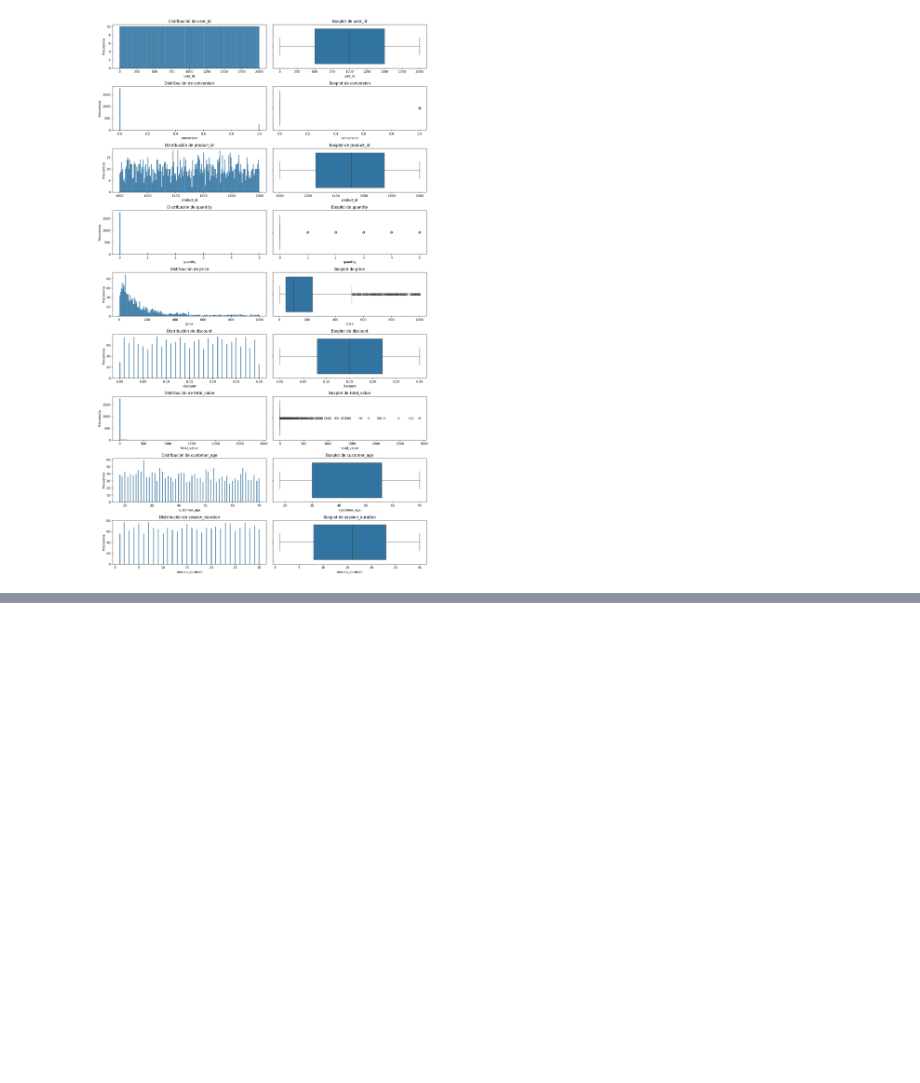
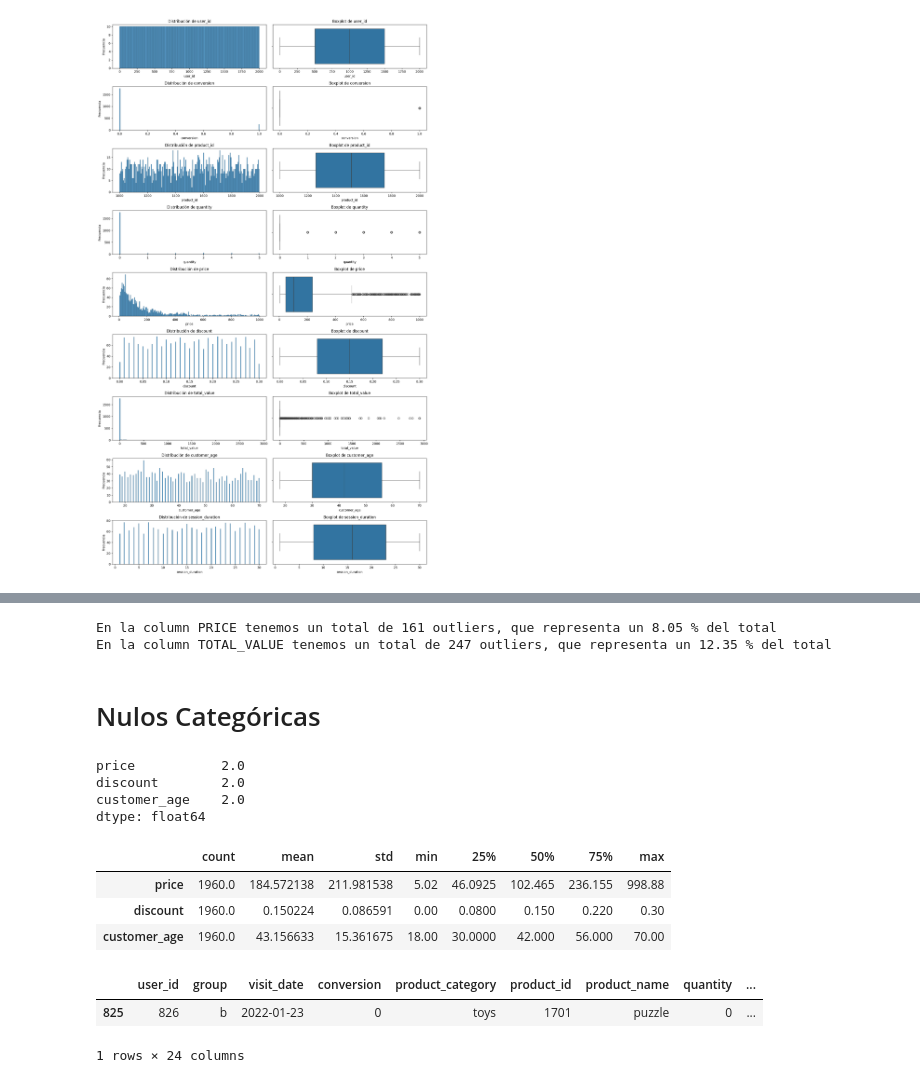
Before and after one commit to FerminMargallo/Amazon_abtesting, a Jupyter notebook: notebooks/nulos.ipynb, the cells around one changed output, grey strips where cells are left out. Cells and saved outputs as stored; diff of their text form; code cells hidden in the pictures; blank space fills up the shorter version.

```diff
--- a/notebooks/nulos.ipynb
+++ b/notebooks/nulos.ipynb
@@ -180,0 +172,21 @@ subplot_col_num(df)
+# %%
+calculo_outliers(df,['price','total_value'])
+# %% [output]
+En la column PRICE tenemos un total de 161 outliers, que representa un 8.05 % del total
+En la column TOTAL_VALUE tenemos un total de 247 outliers, que representa un 12.35 % del total
+# %% [markdown]
+# Nulos Categóricas
+# %%
+df_nulos.select_dtypes(include='number').isnull().mean()*100
+# %% [output]
+price           2.0
+discount        2.0
+customer_age    2.0
+dtype: float64
+# %%
+df_nulos.describe().T
+# %% [output]
+|  | count | mean | std | min | 25% | 50% | 75% | max |
+| price | 1960.0 | 184.572138 | 211.981538 | 5.02 | 46.0925 | 102.465 | 236.155 | 998.88 |
+| discount | 1960.0 | 0.150224 | 0.086591 | 0.00 | 0.0800 | 0.150 | 0.220 | 0.30 |
+| customer_age | 1960.0 | 43.156633 | 15.361675 | 18.00 | 30.0000 | 42.000 | 56.000 | 70.00 |
@@ -180,0 +215,7 @@ subplot_col_num(df)
+# %%
+df_filled_simple= imputar_knn(df_filled_simple,['price'])
+df_filled_simple.sample()
+# %% [output]
+|  | user_id | group | visit_date | conversion | product_category | product_id | product_name | quantity | ... |
+| 825 | 826 | b | 2022-01-23 | 0 | toys | 1701 | puzzle | 0 | ... |
+1 rows × 24 columns
```
Also changed, not shown: parts of 18 cells of this notebook, 2 other files.
